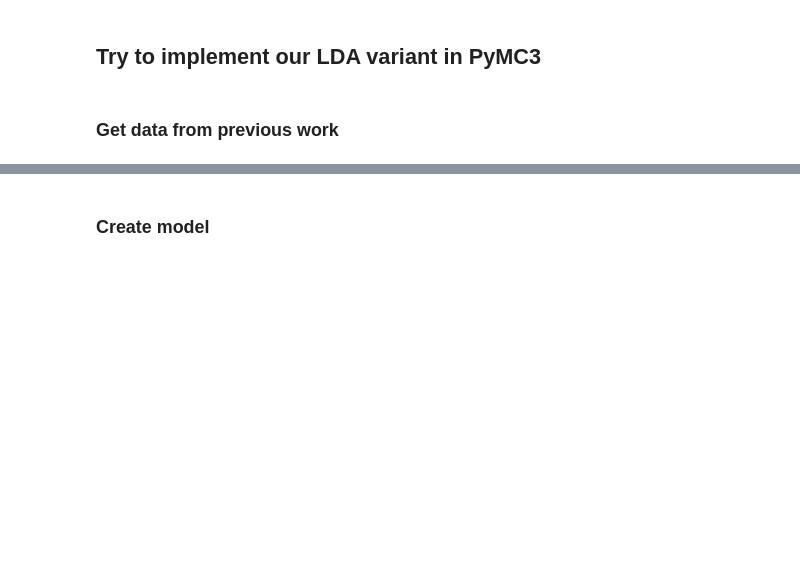
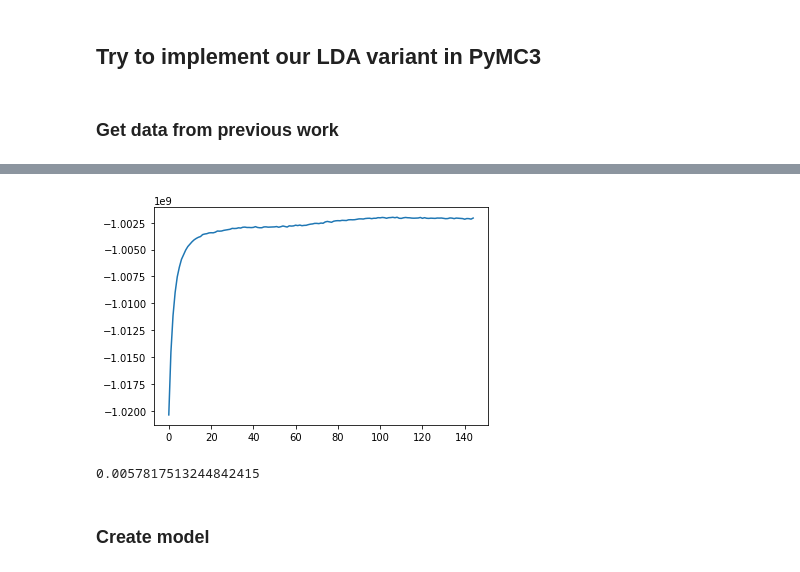
Before and after one commit to tingtang2/Yelp_Cultural_Analysis, a Jupyter notebook: examples/TestingPyMC3.ipynb, the cells around one changed output, grey strips where cells are left out. Drawn from its saved outputs; the diff is of its cells as text; code cells hidden in the pictures; blank space fills up the shorter version.

```diff
--- a/examples/TestingPyMC3.ipynb
+++ b/examples/TestingPyMC3.ipynb
@@ -10,5 +14,7 @@ import matplotlib.pyplot as plt
 # %%
 all_eth_train_x = np.load("/Users/tingchen/Desktop/Yelp Project/data/X_train.npy", allow_pickle=True)
 all_eth_train_y = np.load("/Users/tingchen/Desktop/Yelp Project/data/y_train.npy", allow_pickle=True)
+# %%
+model = lda.LDA(n_topics=20, n_iter=1500, random_state=1)
 # %%
-np.load("/Users/tingchen/Desktop/Yelp Project/data/X_train.npy", allow_pickle=True)
+X_train = sparse.load_npz("/Users/tingchen/Desktop/Yelp Project/data/X_train.npz")
@@ -20,0 +21,2 @@ type(all_eth_train_x.all().toarray())
+# %%
+model.fit(X_train.astype(int))
@@ -20,0 +42,5 @@ type(all_eth_train_x.all().toarray())
+# %%
+plt.plot(model.loglikelihoods_[5:])
+plt.show()
+# %% [output]
+[figure, added]
@@ -21,3 +49,7 @@ type(all_eth_train_x.all().toarray())
+# %%
+topic_word[2][0]
+# %% [output]
+0.0057817513244842415
 # %% [markdown]
 ### Create model
 # %% [markdown]
```
Also changed, not shown: parts of 7 cells of this notebook, 9 other files.
